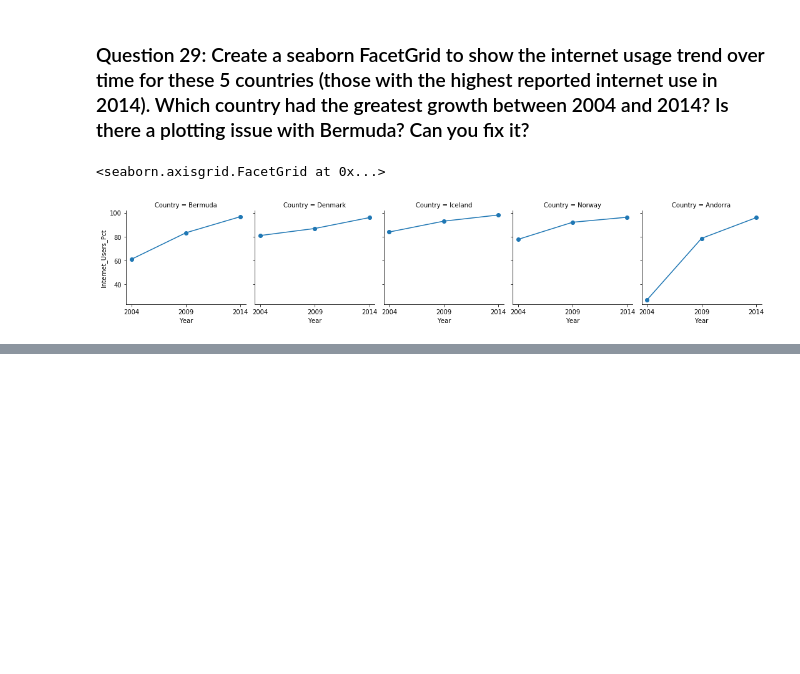
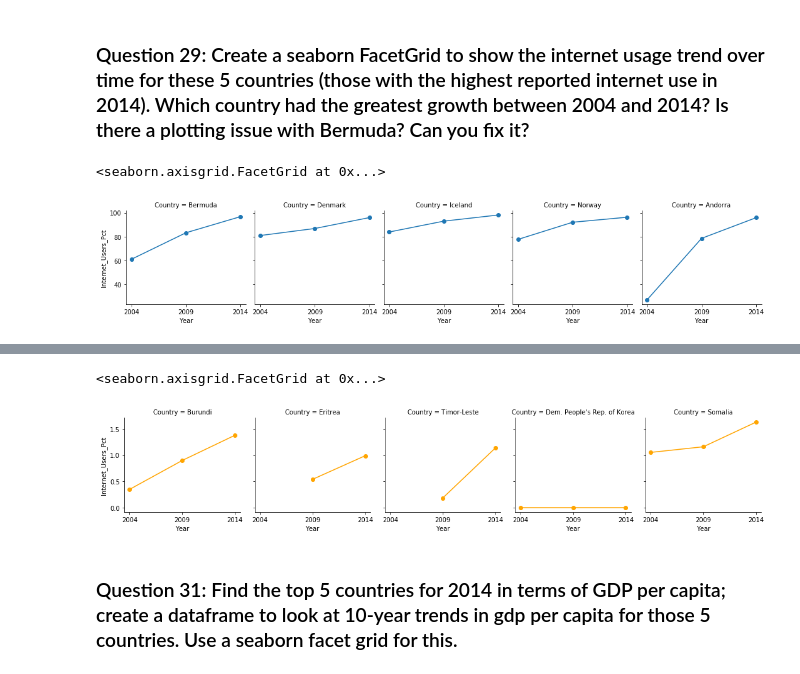
Before and after one commit to CatSchmalzer/gdp-and-internet, a Jupyter notebook: notebooks/un_data_explore.ipynb, the cells around one changed output, grey strips where cells are left out. Saved outputs shown, nothing was run; the diff lists cells and outputs as text; code cells hidden in the pictures; blank space fills up the shorter version.

```diff
--- a/notebooks/un_data_explore.ipynb
+++ b/notebooks/un_data_explore.ipynb
@@ -395,0 +411,5 @@ top_5_facets.set(xticks = [2004, 2009, 2014])
+# %%
+temp_bottom = pd.concat([gdp_and_internet_2004, gdp_and_internet_2009, gdp_and_internet_2014])
+country_list = ["Dem. People's Rep. of Korea", 'Eritrea', 'Timor-Leste', 'Burundi', 'Somalia']
+bottom_5_internet = temp_bottom.query("Country in @country_list")
+bottom_5_internet
@@ -395,0 +433,9 @@ top_5_facets.set(xticks = [2004, 2009, 2014])
+# %%
+bottom_5_facets = sns.FacetGrid(bottom_5_internet, col = 'Country')
+bottom_5_facets = bottom_5_facets.map(plt.plot, 'Year','Internet_Users_Pct', color = 'orange', marker = "o")
+bottom_5_facets.set(xticks = [2004, 2009, 2014])
+# %% [output]
+<seaborn.axisgrid.FacetGrid at 0x...>
+[figure, added]
+# %% [markdown]
+### Question 31: Find the top 5 countries for 2014 in terms of GDP per capita; create a dataframe to look at 10-year trends in gdp per capita for those 5 countries. Use a seaborn facet grid for this.
```
Also changed, not shown: parts of 16 cells of this notebook.
